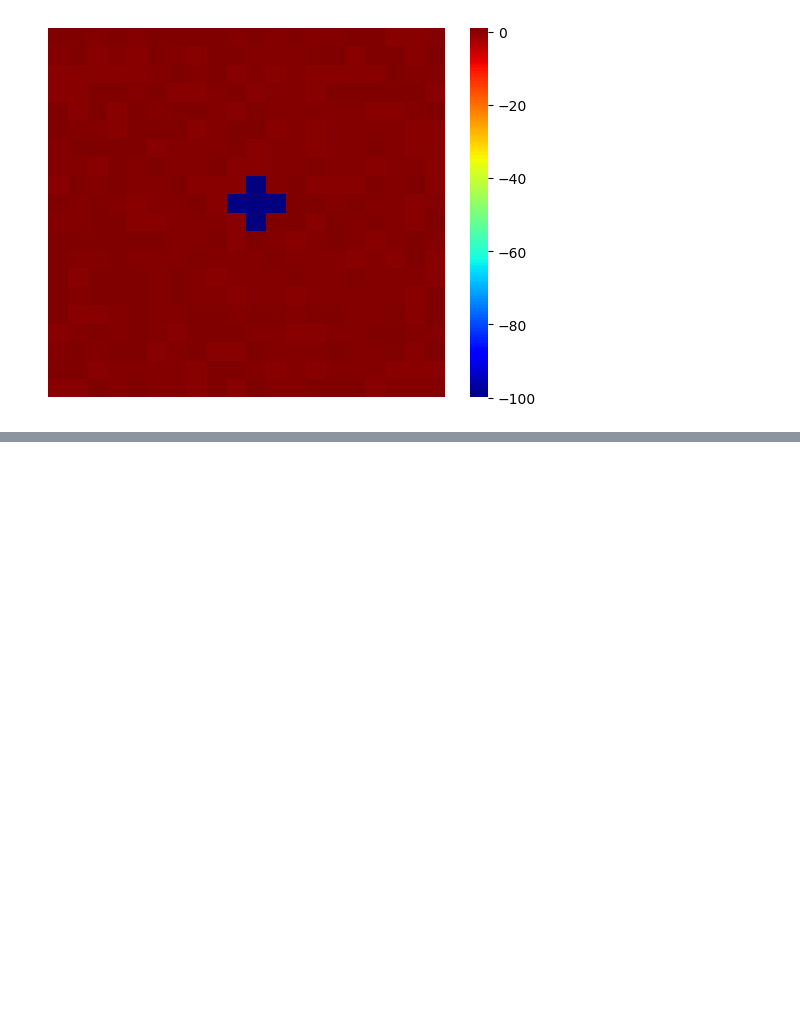
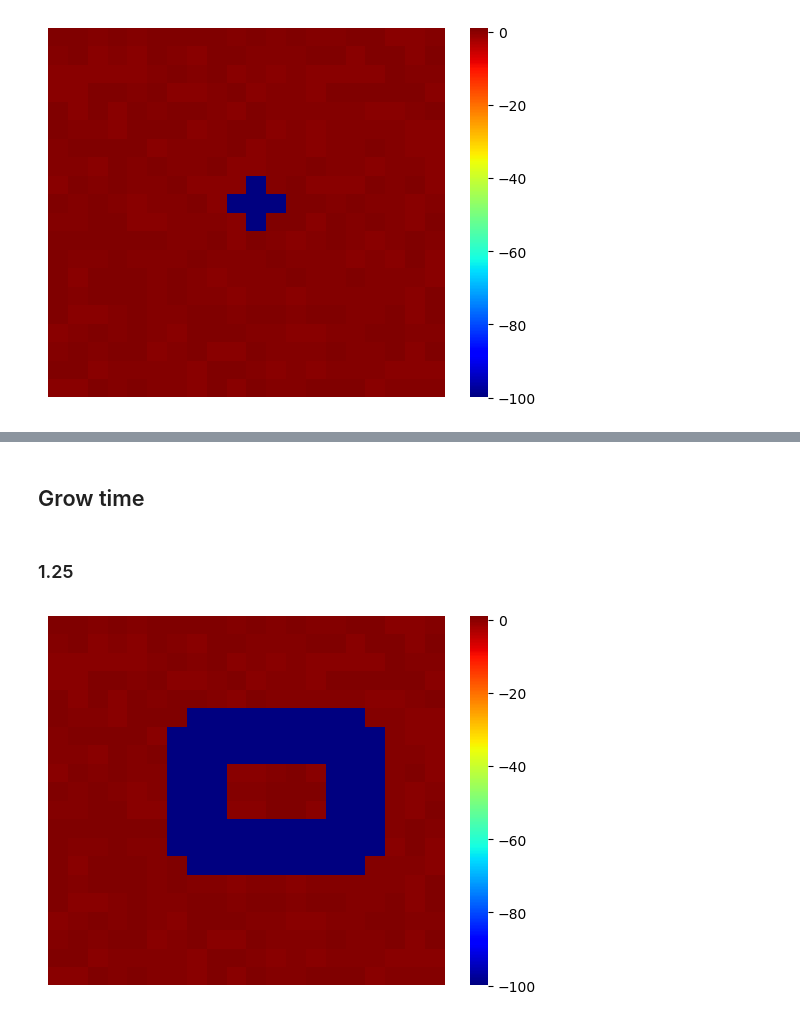
Before and after one commit to Sea-Meets-the-Stars/nenya, a Jupyter notebook: papers/InformationContent/Analysis/Mask_fussing.ipynb, the cells around one changed output, grey strips where cells are left out. Saved outputs shown, nothing was run; the diff lists cells and outputs as text; code cells hidden in the pictures; blank space fills up the shorter version.

```diff
--- a/papers/InformationContent/Analysis/Mask_fussing.ipynb
+++ b/papers/InformationContent/Analysis/Mask_fussing.ipynb
@@ -51,0 +63,9 @@ show_masked(img, grow_msk)
+# %% [markdown]
+## Grow time
+# %% [markdown]
+### 1.25
+# %%
+grow_msk = wr_utils.grow_mask(mask2, 1.25)
+show_masked(img, grow_msk)
+# %% [output]
+[figure, added]
```
Also changed, not shown: parts of 4 cells of this notebook.
